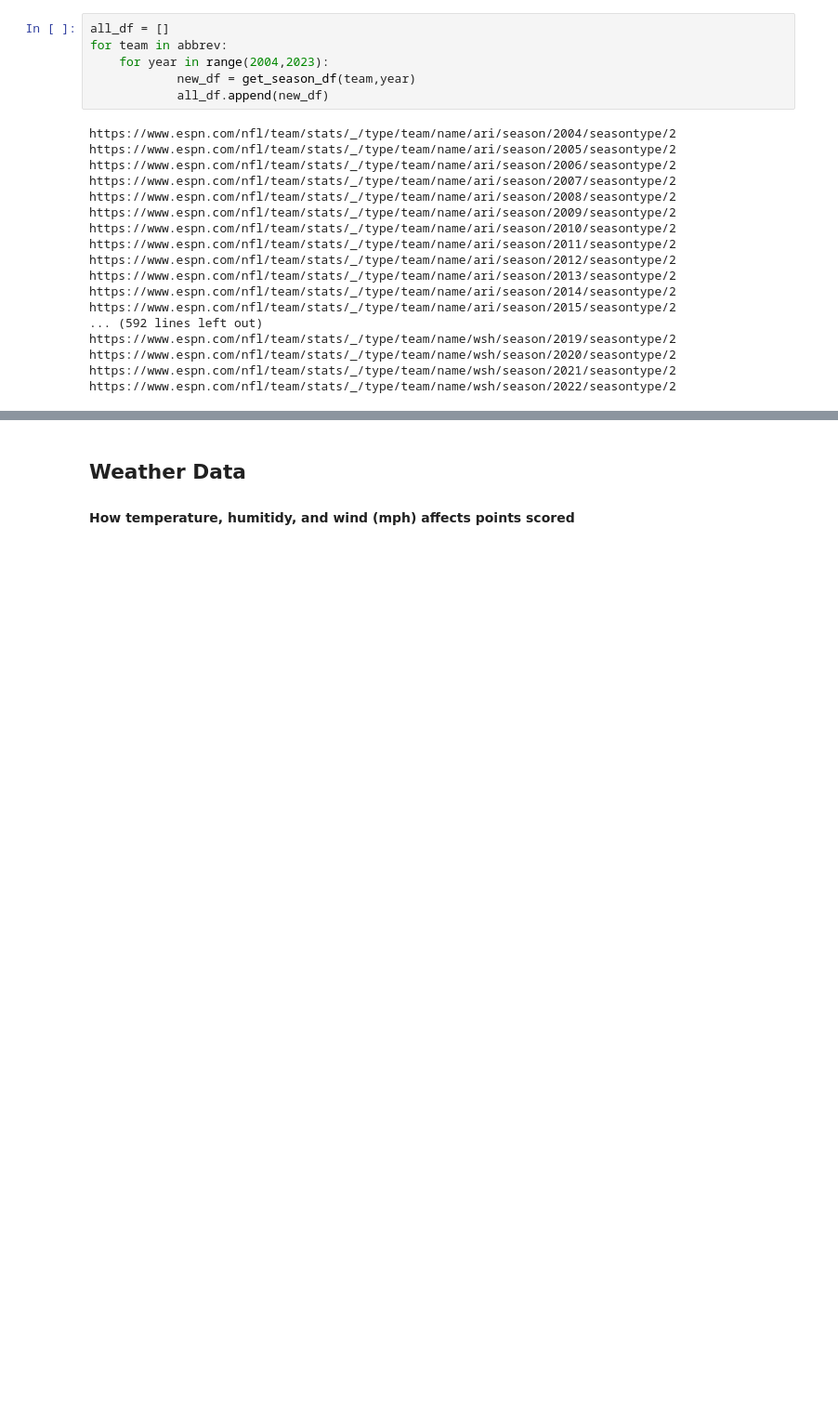
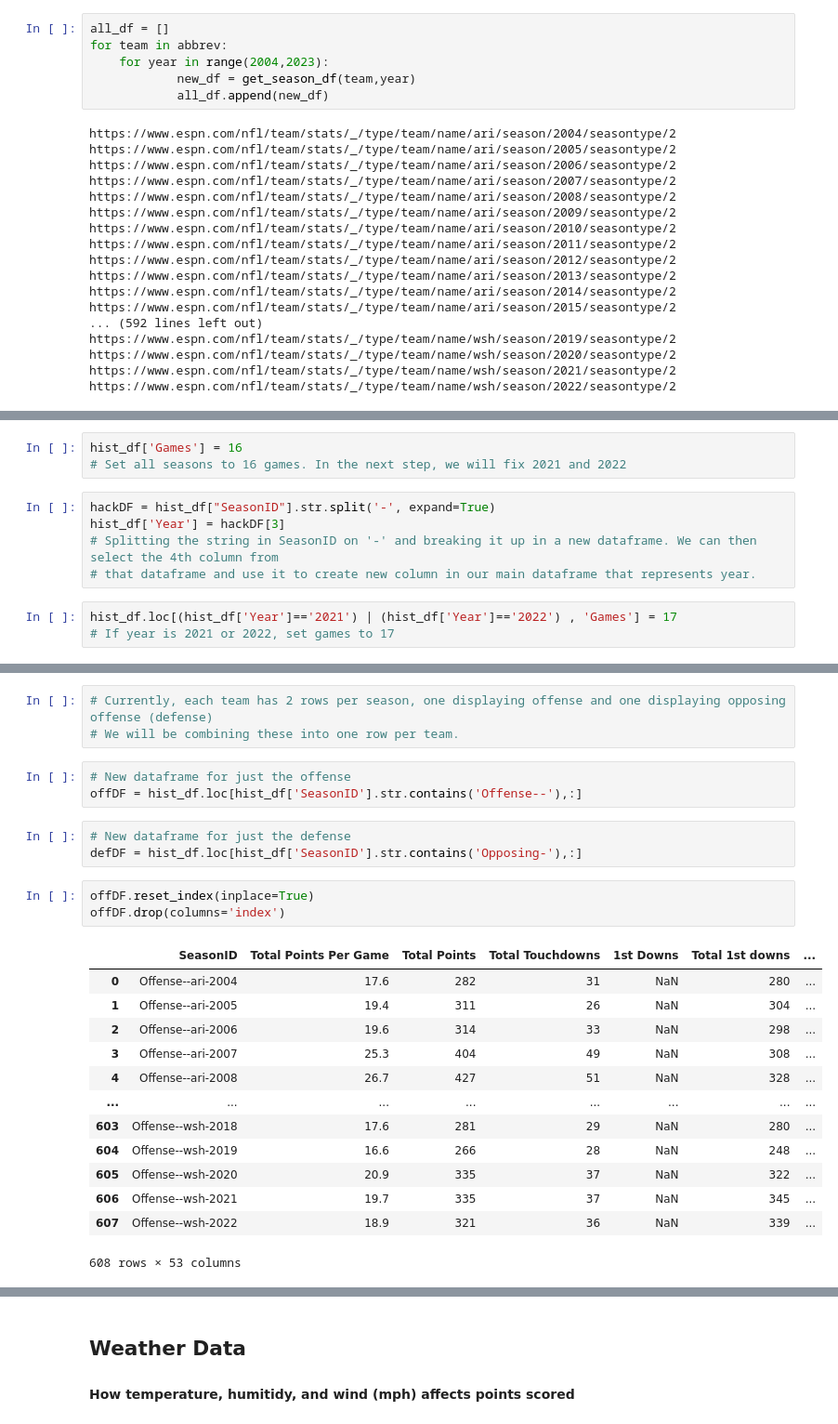
Before and after one commit to jtunley14/SundayProphet, a Jupyter notebook: NFL Sports Betting Capstone.ipynb, the cells around one changed output, grey strips where cells are left out. Shown at 93% size. Cells and saved outputs as stored; diff of their text form; blank space fills up the shorter version.

```diff
--- a/NFL Sports Betting Capstone.ipynb
+++ b/NFL Sports Betting Capstone.ipynb
@@ -246,0 +299,11 @@ hist_df.head()
+# %%
+hist_df['Games'] = 16
+# Set all seasons to 16 games. In the next step, we will fix 2021 and 2022
+# %%
+hackDF = hist_df["SeasonID"].str.split('-', expand=True)
+hist_df['Year'] = hackDF[3]
+# Splitting the string in SeasonID on '-' and breaking it up in a new dataframe. We can then select the 4th column from
+# that dataframe and use it to create new column in our main dataframe that represents year.
+# %%
+hist_df.loc[(hist_df['Year']=='2021') | (hist_df['Year']=='2022') , 'Games'] = 17
+# If year is 2021 or 2022, set games to 17
@@ -246,0 +318,26 @@ hist_df.head()
+# %%
+# Currently, each team has 2 rows per season, one displaying offense and one displaying opposing offense (defense)
+# We will be combining these into one row per team.
+# %%
+# New dataframe for just the offense
+offDF = hist_df.loc[hist_df['SeasonID'].str.contains('Offense--'),:]
+# %%
+# New dataframe for just the defense
+defDF = hist_df.loc[hist_df['SeasonID'].str.contains('Opposing-'),:]
+# %%
+offDF.reset_index(inplace=True)
+offDF.drop(columns='index')
+# %% [output]
+|  | SeasonID | Total Points Per Game | Total Points | Total Touchdowns | 1st Downs | Total 1st downs | ... |
+| 0 | Offense--ari-2004 | 17.6 | 282 | 31 | NaN | 280 | ... |
+| 1 | Offense--ari-2005 | 19.4 | 311 | 26 | NaN | 304 | ... |
+| 2 | Offense--ari-2006 | 19.6 | 314 | 33 | NaN | 298 | ... |
+| 3 | Offense--ari-2007 | 25.3 | 404 | 49 | NaN | 308 | ... |
+| 4 | Offense--ari-2008 | 26.7 | 427 | 51 | NaN | 328 | ... |
+| ... | ... | ... | ... | ... | ... | ... | ... |
+| 603 | Offense--wsh-2018 | 17.6 | 281 | 29 | NaN | 280 | ... |
+| 604 | Offense--wsh-2019 | 16.6 | 266 | 28 | NaN | 248 | ... |
+| 605 | Offense--wsh-2020 | 20.9 | 335 | 37 | NaN | 322 | ... |
+| 606 | Offense--wsh-2021 | 19.7 | 335 | 37 | NaN | 345 | ... |
+| 607 | Offense--wsh-2022 | 18.9 | 321 | 36 | NaN | 339 | ... |
+608 rows × 53 columns
```
Also changed, not shown: parts of 64 cells of this notebook.
